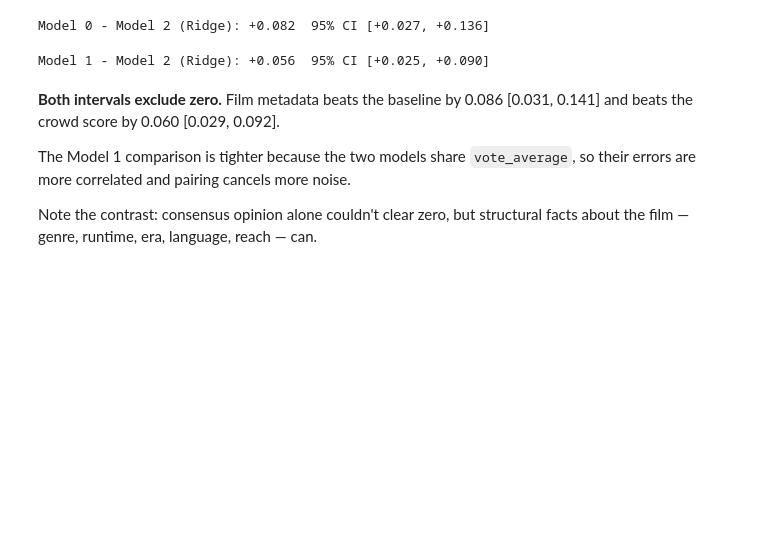
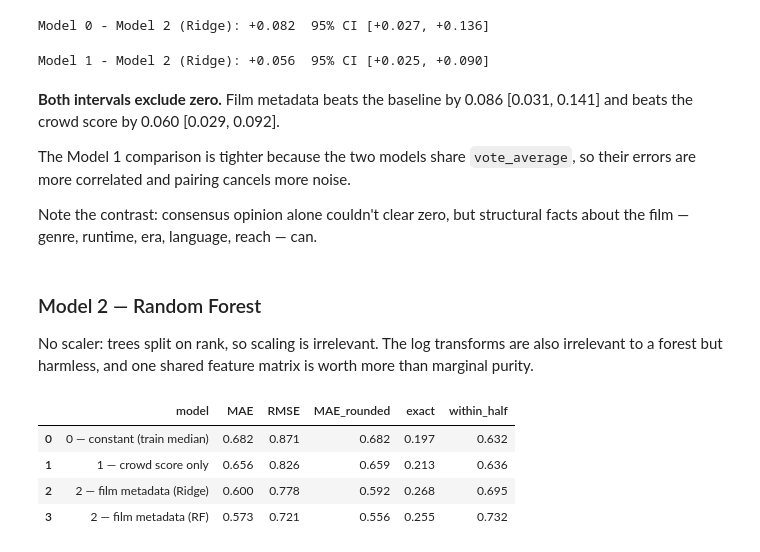
Before and after one commit to Roborohan/Letterboxd-Regression-Capstone, a Jupyter notebook: 04_models.ipynb, the cells around one changed output. Drawn from its saved outputs; the diff is of its cells as text; code cells hidden in the pictures; blank space fills up the shorter version.

Commit message:
Added Random Forest model

```diff
--- a/04_models.ipynb
+++ b/04_models.ipynb
@@ -527,3 +527,22 @@ their errors are more correlated and pairing cancels more noise.
 
 Note the contrast: consensus opinion alone couldn't clear zero, but structural facts
 about the film — genre, runtime, era, language, reach — can.
+# %% [markdown]
+### Model 2 — Random Forest
+
+No scaler: trees split on rank, so scaling is irrelevant. The log transforms are also
+irrelevant to a forest but harmless, and one shared feature matrix is worth more than
+marginal purity.
+# %%
+rf_2 = RandomForestRegressor(n_estimators=500, random_state=0, n_jobs=-1)
+rf_2.fit(X_train, train["rating"])
+pred_2f = rf_2.predict(X_test)
+
+results.append(evaluate(test["rating"], pred_2f, "2 — film metadata (RF)"))
+pd.DataFrame(results).round(3)
+# %% [output]
+|  | model | MAE | RMSE | MAE_rounded | exact | within_half |
+| 0 | 0 — constant (train median) | 0.682 | 0.871 | 0.682 | 0.197 | 0.632 |
+| 1 | 1 — crowd score only | 0.656 | 0.826 | 0.659 | 0.213 | 0.636 |
+| 2 | 2 — film metadata (Ridge) | 0.600 | 0.778 | 0.592 | 0.268 | 0.695 |
+| 3 | 2 — film metadata (RF) | 0.573 | 0.721 | 0.556 | 0.255 | 0.732 |
```
Also changed, not shown: parts of 4 cells of this notebook.
